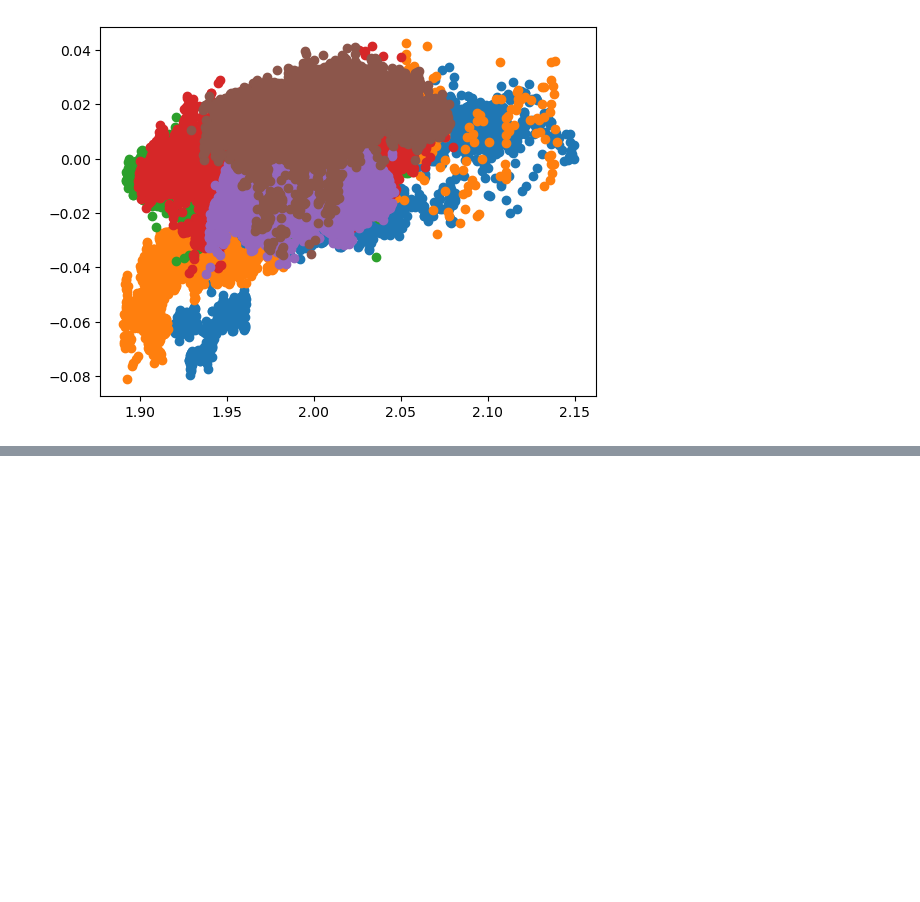
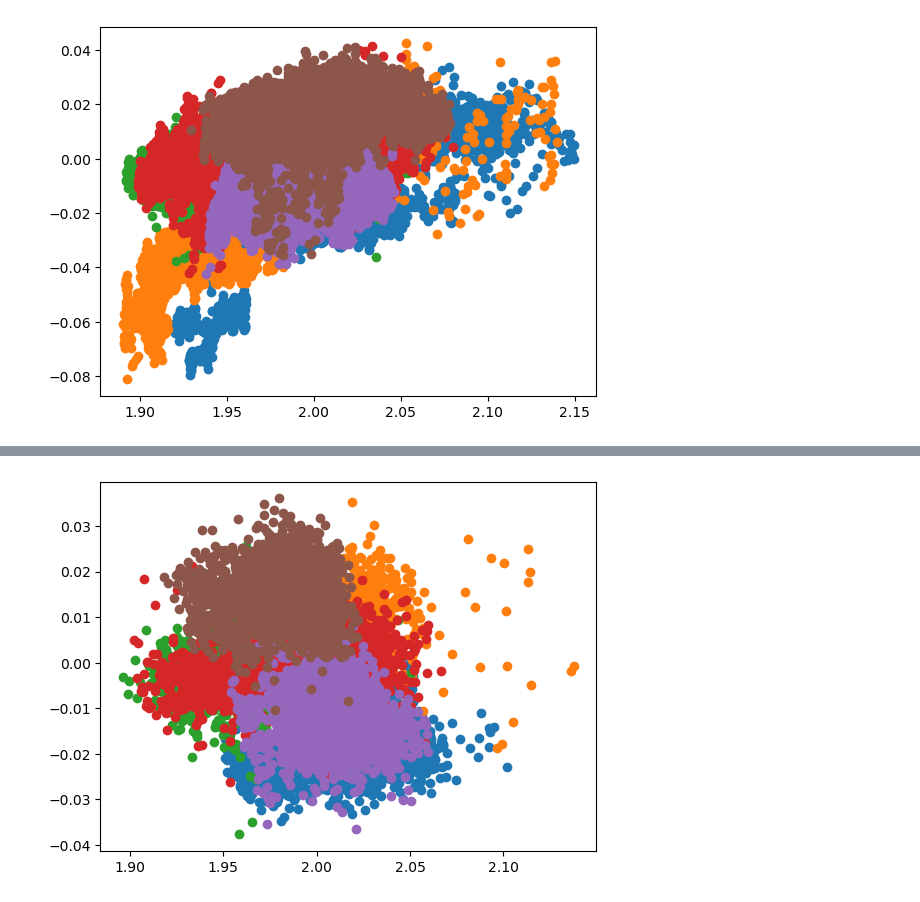
Before and after one commit to lumenussci/halo-nyc, a Jupyter notebook: flight_data/compare_data_versions.ipynb, the cells around one changed output, grey strips where cells are left out. Drawn from its saved outputs; the diff is of its cells as text; code cells hidden in the pictures; blank space fills up the shorter version.

```diff
--- a/flight_data/compare_data_versions.ipynb
+++ b/flight_data/compare_data_versions.ipynb
@@ -164,0 +75,6 @@ june_2025_reprocessing/staqs-HALO-XCH4_LARC-G3_20230809_R1_F1.h5
+# %%
+plt.figure()
+for flt in sorted(list(halo.keys())):
+    plt.scatter(halo[flt]['v2'],halo[flt]['v1']-halo[flt]['v2'])
+# %% [output]
+[figure, added]
```
Also changed, not shown: parts of 4 cells of this notebook, 1 other file.
